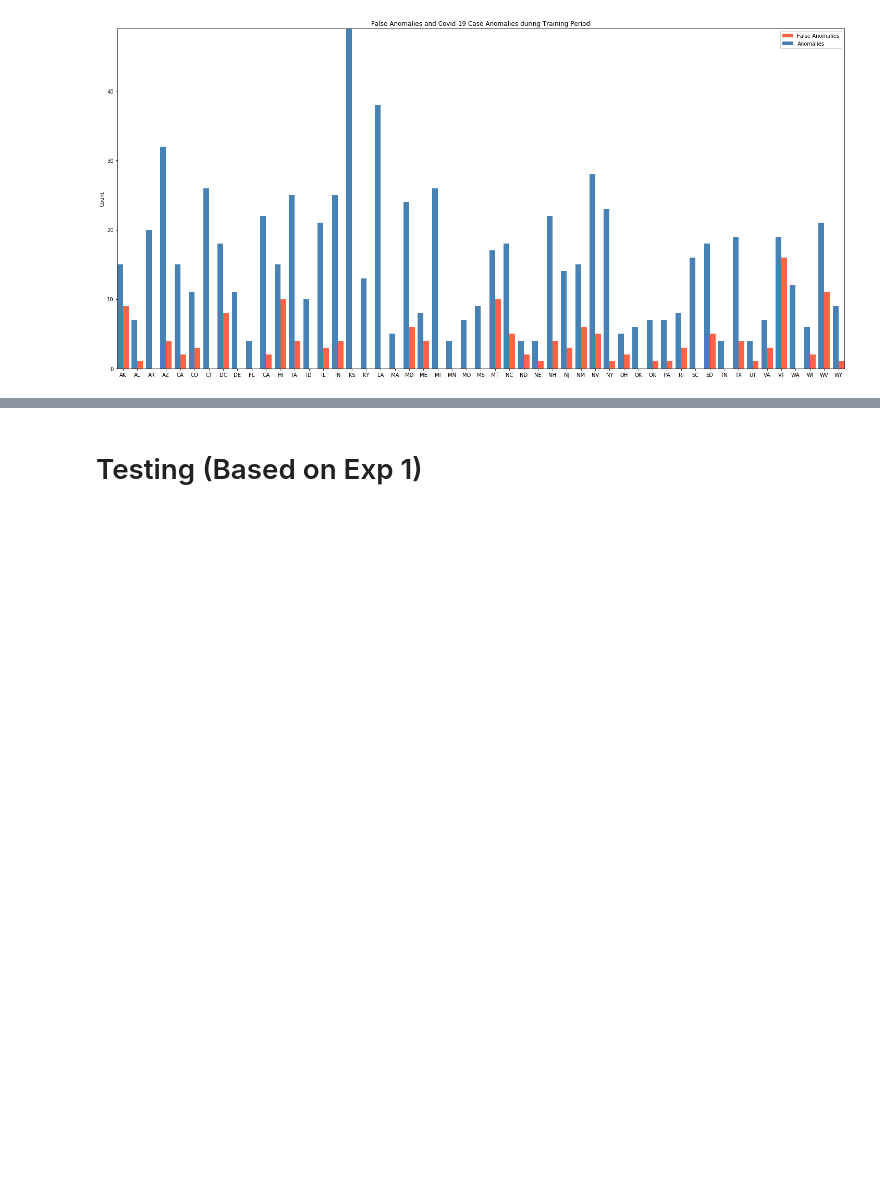
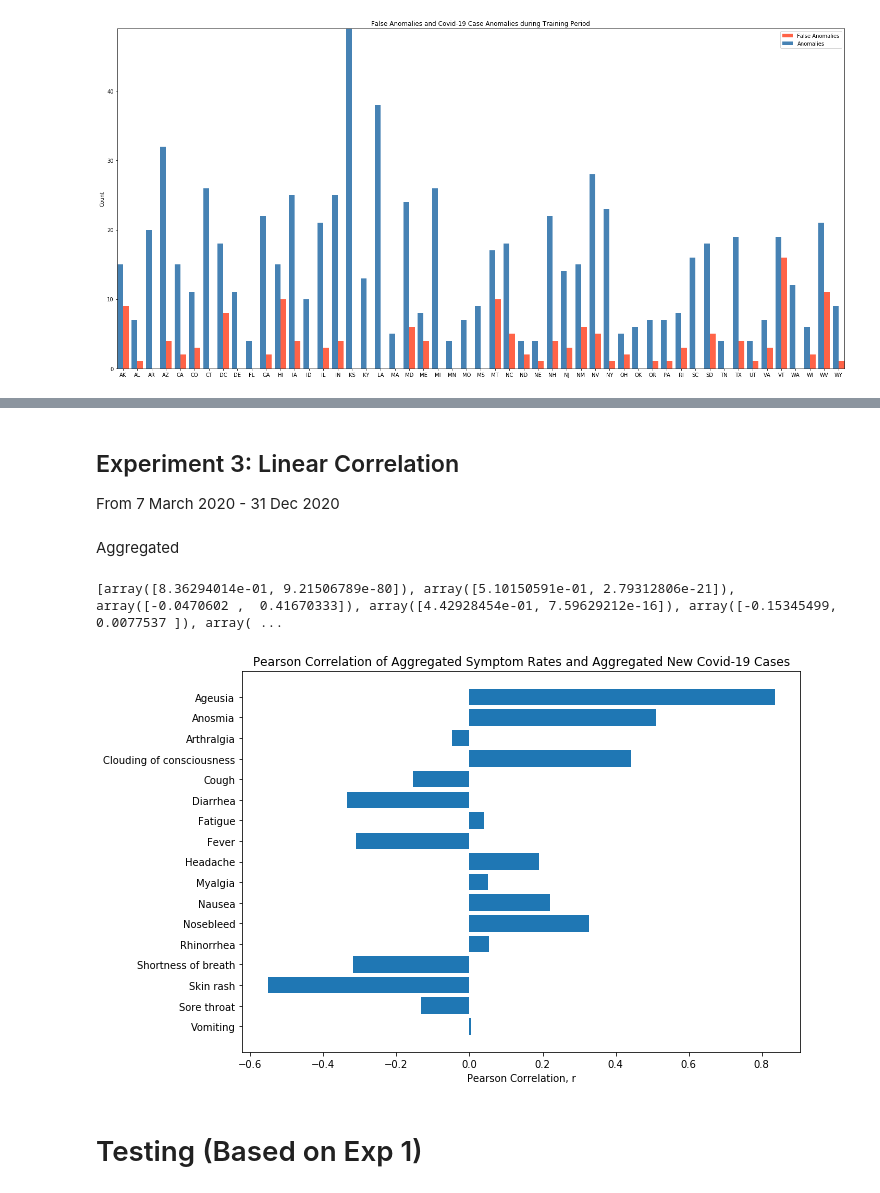
Before and after one commit to nadhirahrafidz/fyp, a Jupyter notebook: main.ipynb, the cells around one changed output, grey strips where cells are left out. Saved outputs shown, nothing was run; the diff lists cells and outputs as text; code cells hidden in the pictures; blank space fills up the shorter version.

Commit message:
Linear Corr

```diff
--- a/main.ipynb
+++ b/main.ipynb
@@ -650,0 +643,4 @@ print(actual_anom_training_NY[11])
+# %% [markdown]
+## Experiment 3: Linear Correlation
+
+From 7 March 2020 - 31 Dec 2020
@@ -651,3 +674,33 @@ print(actual_anom_training_NY[11])
+# %% [markdown]
+Aggregated
+# %%
+symptoms = F[(F.date >= '2020-03-07') & (F.date <= '2020-12-31')]
+# (Symptom, Period)
+symptoms_aggregated = symptoms.groupby('date').sum().to_numpy().transpose()
+
+cases_for_corr_agg = actual_cases[(actual_cases.date >= '2020-03-07') & (actual_cases.date <= '2020-12-31')]
+cases_for_corr_agg = cases_for_corr_agg.groupby('date').sum().to_numpy()
+scaler = MinMaxScaler(feature_range=(0, 1))
+normalised_cases = scaler.fit_transform(cases_for_corr_agg).flatten()
+
+corr_agg = []
+for idx_s, symp in enumerate(SYMP_LIST):
+    corr_agg.append(np.array(stats.pearsonr(symptoms_aggregated[idx_s], normalised_cases)))
+# %%
+fig, ax = plt.subplots(figsize=(10,7))
+
+# Example data
+y_pos = np.arange(NUM_SYMP)
+ax.barh(y_pos, [c[0] for c in corr_agg], align='center')
+ax.set_yticks(y_pos)
+ax.set_yticklabels([s[8:] for s in SYMP_LIST])
+ax.invert_yaxis()  # labels read top-to-bottom
+ax.set_xlabel('Pearson Correlation, r')
+ax.set_title('Pearson Correlation of Aggregated Symptom Rates and Aggregated New Covid-19 Cases')
+print(corr_agg)
+# %% [output]
+[array([8.36294014e-01, 9.21506789e-80]), array([5.10150591e-01, 2.79312806e-21]), array([-0.0470602 ,  0.41670333]), array([4.42928454e-01, 7.59629212e-16]), array([-0.15345499,  0.0077537 ]), array( ...
+[figure, added]
 # %% [markdown]
 # Testing (Based on Exp 1)
 # %% [markdown]
```
Also changed, not shown: parts of 6 cells of this notebook.
